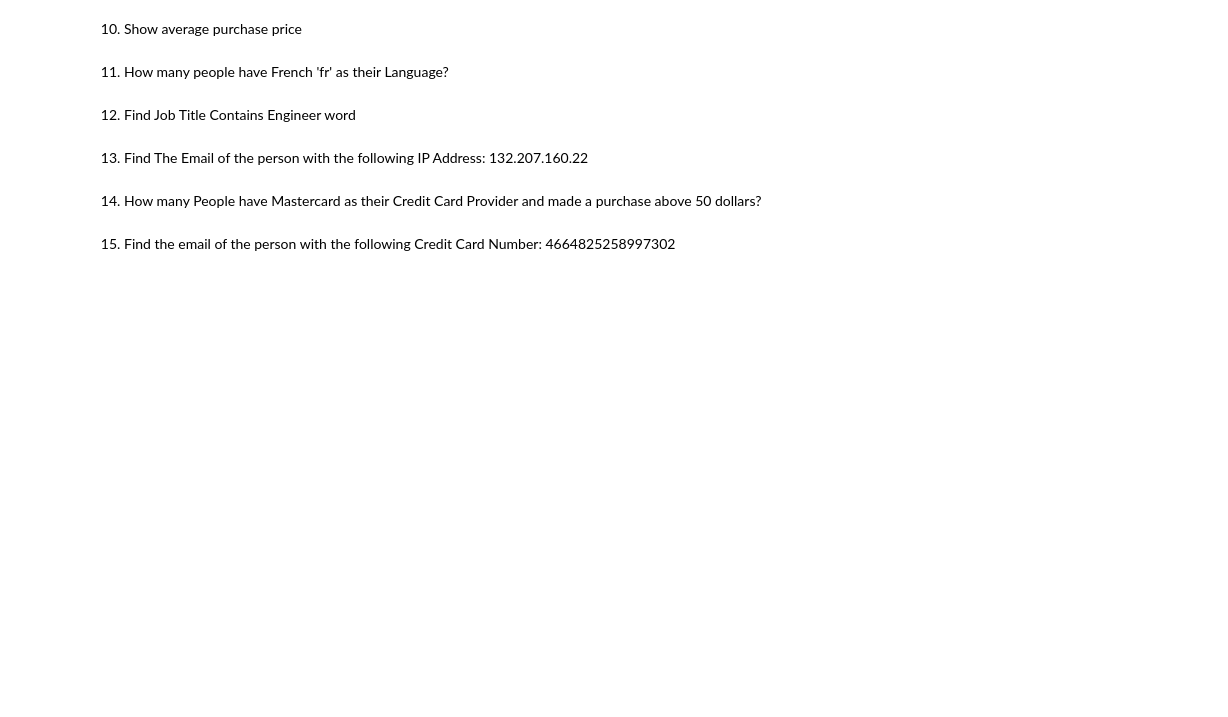
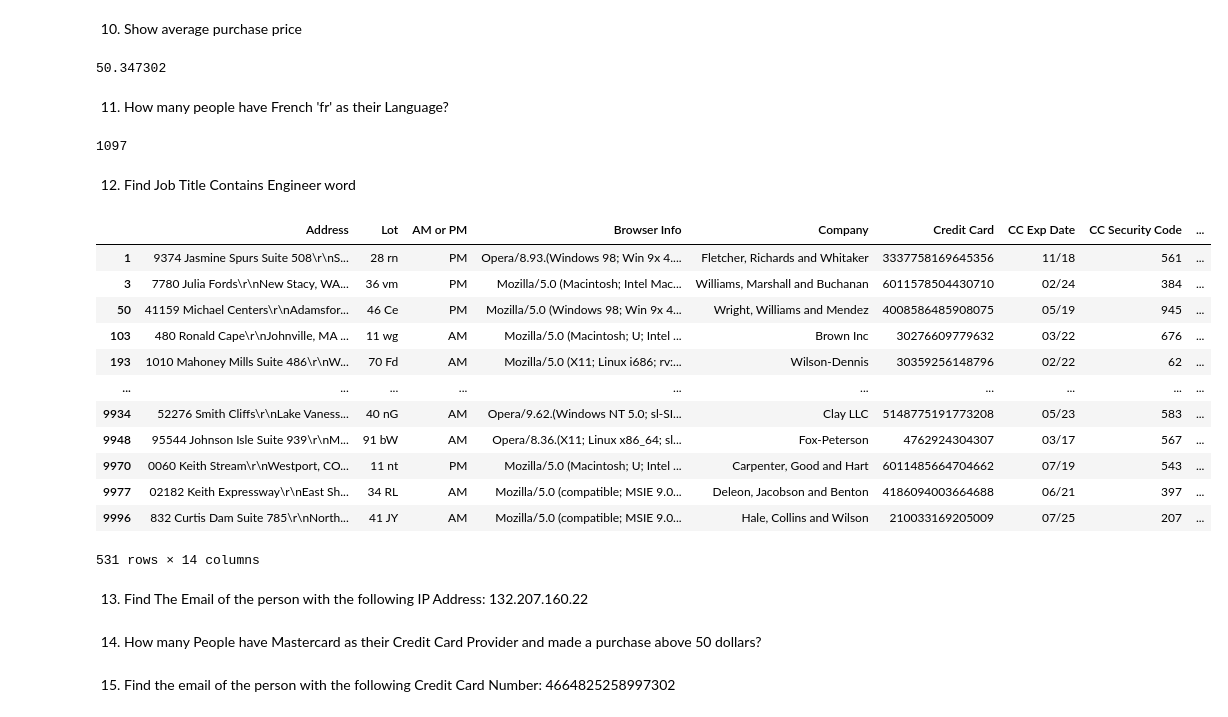
Before and after one commit to Thien-Nguyen-Git/Ecommerce_Purchase_Data, a Jupyter notebook: EcommercePurchase.ipynb, the cells around one changed output. Saved outputs shown, nothing was run; the diff lists cells and outputs as text; code cells hidden in the pictures; blank space fills up the shorter version.

```diff
--- a/EcommercePurchase.ipynb
+++ b/EcommercePurchase.ipynb
@@ -107,9 +189,33 @@ Number of Columns: 14
 # %% [markdown]
 10. Show average purchase price
+# %%
+df['Purchase Price'].mean()
+# %% [output]
+50.347302
 # %% [markdown]
 11. How many people have French 'fr' as their Language?
+# %%
+df['Language'].value_counts()['fr']
+# %% [output]
+1097
 # %% [markdown]
 12. Find Job Title Contains Engineer word
+# %%
+df[df['Job'].str.contains('engineer')]
+# %% [output]
+|  | Address | Lot | AM or PM | Browser Info | Company | Credit Card | CC Exp Date | CC Security Code | ... |
+| 1 | 9374 Jasmine Spurs Suite 508\r\nS... | 28 rn | PM | Opera/8.93.(Windows 98; Win 9x 4.... | Fletcher, Richards and Whitaker | 3337758169645356 | 11/18 | 561 | ... |
+| 3 | 7780 Julia Fords\r\nNew Stacy, WA... | 36 vm | PM | Mozilla/5.0 (Macintosh; Intel Mac... | Williams, Marshall and Buchanan | 6011578504430710 | 02/24 | 384 | ... |
+| 50 | 41159 Michael Centers\r\nAdamsfor... | 46 Ce | PM | Mozilla/5.0 (Windows 98; Win 9x 4... | Wright, Williams and Mendez | 4008586485908075 | 05/19 | 945 | ... |
+| 103 | 480 Ronald Cape\r\nJohnville, MA ... | 11 wg | AM | Mozilla/5.0 (Macintosh; U; Intel ... | Brown Inc | 30276609779632 | 03/22 | 676 | ... |
+| 193 | 1010 Mahoney Mills Suite 486\r\nW... | 70 Fd | AM | Mozilla/5.0 (X11; Linux i686; rv:... | Wilson-Dennis | 30359256148796 | 02/22 | 62 | ... |
+| ... | ... | ... | ... | ... | ... | ... | ... | ... | ... |
+| 9934 | 52276 Smith Cliffs\r\nLake Vaness... | 40 nG | AM | Opera/9.62.(Windows NT 5.0; sl-SI... | Clay LLC | 5148775191773208 | 05/23 | 583 | ... |
+| 9948 | 95544 Johnson Isle Suite 939\r\nM... | 91 bW | AM | Opera/8.36.(X11; Linux x86_64; sl... | Fox-Peterson | 4762924304307 | 03/17 | 567 | ... |
+| 9970 | 0060 Keith Stream\r\nWestport, CO... | 11 nt | PM | Mozilla/5.0 (Macintosh; U; Intel ... | Carpenter, Good and Hart | 6011485664704662 | 07/19 | 543 | ... |
+| 9977 | 02182 Keith Expressway\r\nEast Sh... | 34 RL | AM | Mozilla/5.0 (compatible; MSIE 9.0... | Deleon, Jacobson and Benton | 4186094003664688 | 06/21 | 397 | ... |
+| 9996 | 832 Curtis Dam Suite 785\r\nNorth... | 41 JY | AM | Mozilla/5.0 (compatible; MSIE 9.0... | Hale, Collins and Wilson | 210033169205009 | 07/25 | 207 | ... |
+531 rows × 14 columns
 # %% [markdown]
 13. Find The Email of the person with the following IP Address: 132.207.160.22
 # %% [markdown]
```
Also changed, not shown: parts of 5 cells of this notebook.
